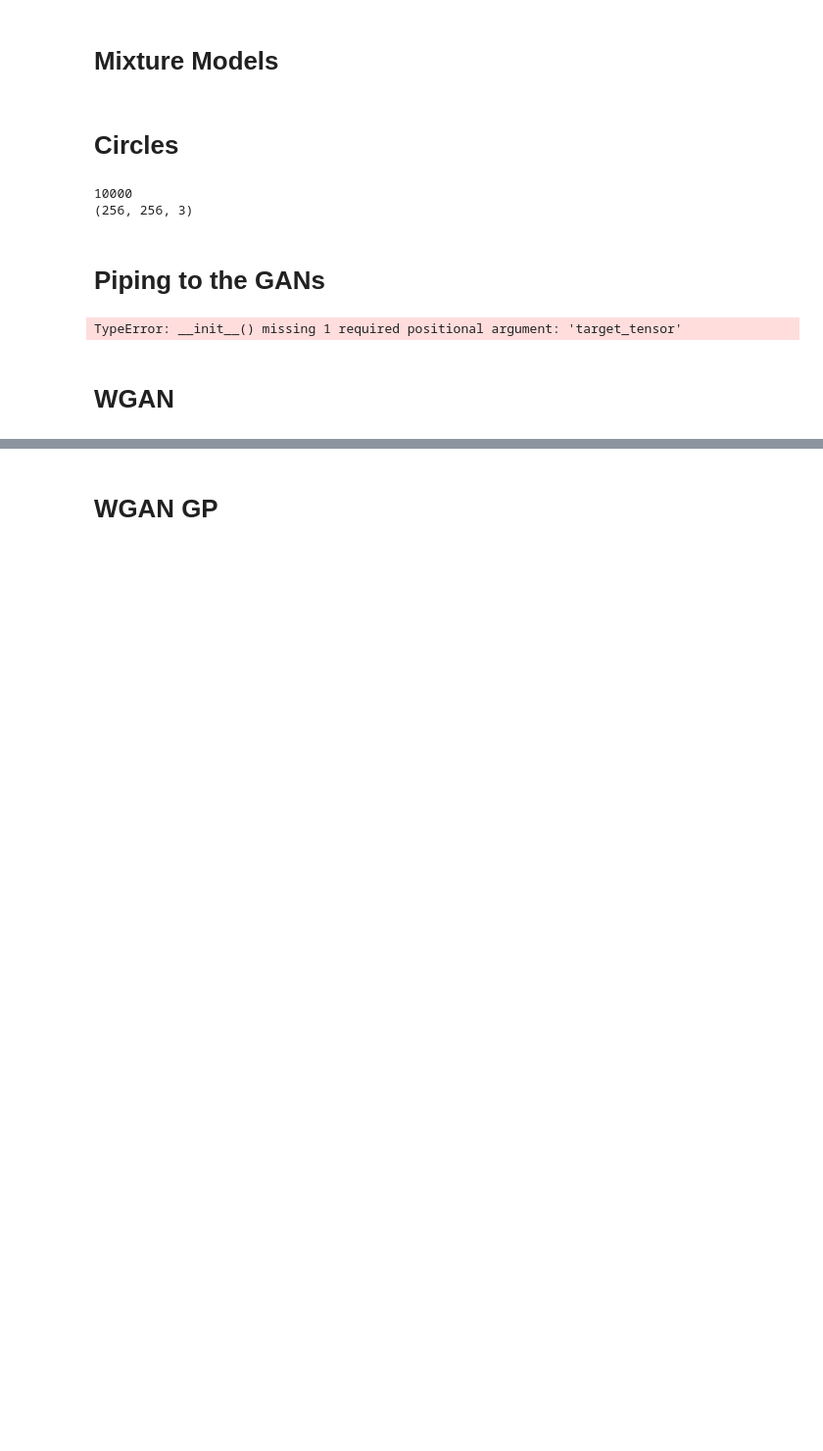
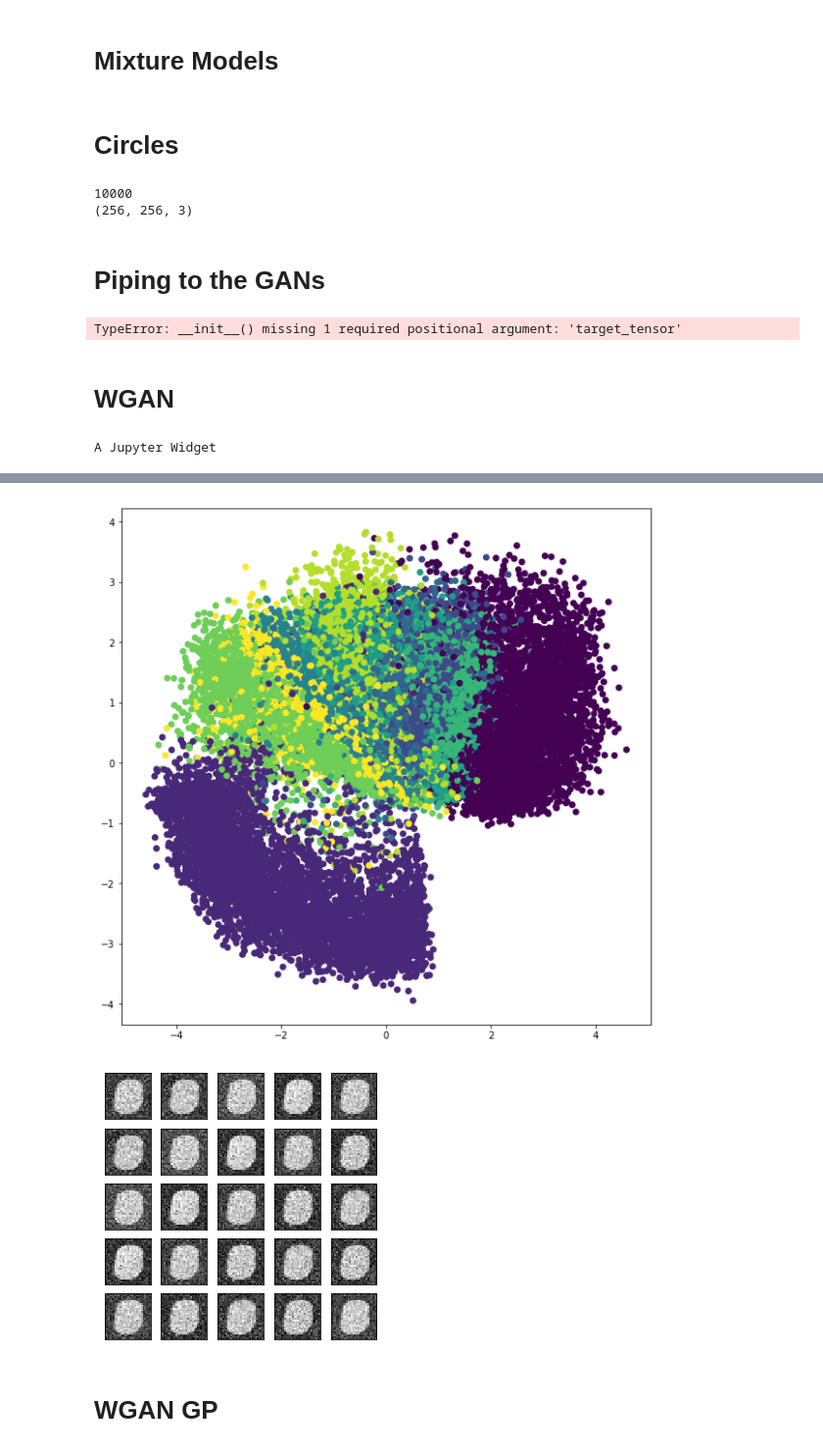
Before and after one commit to shayneobrien/explicit-gan-eval, a Jupyter notebook: GANBox.ipynb, the cells around one changed output, grey strips where cells are left out. Shown at 98% size. Cells and saved outputs as stored; diff of their text form; code cells hidden in the pictures; blank space fills up the shorter version.

```diff
--- a/GANBox.ipynb
+++ b/GANBox.ipynb
@@ -62,11 +62,15 @@ TypeError: __init__() missing 1 required positional argument: 'target_tensor'
 # %%
 # Test on MNIST
 train_iter, val_iter, test_iter = get_data()
+# %%
+n = 1
 # %% [markdown]
 # WGAN
 # %%
-model = wgan.WGAN(image_size = 784, hidden_dim = 256, z_dim = 128)
+model = wgan.GAN(image_size = 784, hidden_dim = 256, z_dim = 128)
 if torch.cuda.is_available():
     model = model.cuda()
 trainer = wgan.Trainer(train_iter, val_iter, test_iter)
-model = trainer.train(model = model, num_epochs = 2, G_lr = 5e-5, D_lr = 5e-5, D_steps = 5, clip = 0.01)
+model = trainer.train(model = model, num_epochs = n, G_lr = 5e-5, D_lr = 5e-5, D_steps = 5, clip = 0.01)
+# %% [output]
+A Jupyter Widget
@@ -73,3 +78,5 @@ model = trainer.train(model = model, num_epochs = 2, G_lr = 5e-5, D_lr = 5e-5, D
+[figure, added]
+[figure, added]
 # %% [markdown]
 # WGAN GP
 # %%
```
Also changed, not shown: parts of 8 cells of this notebook.
